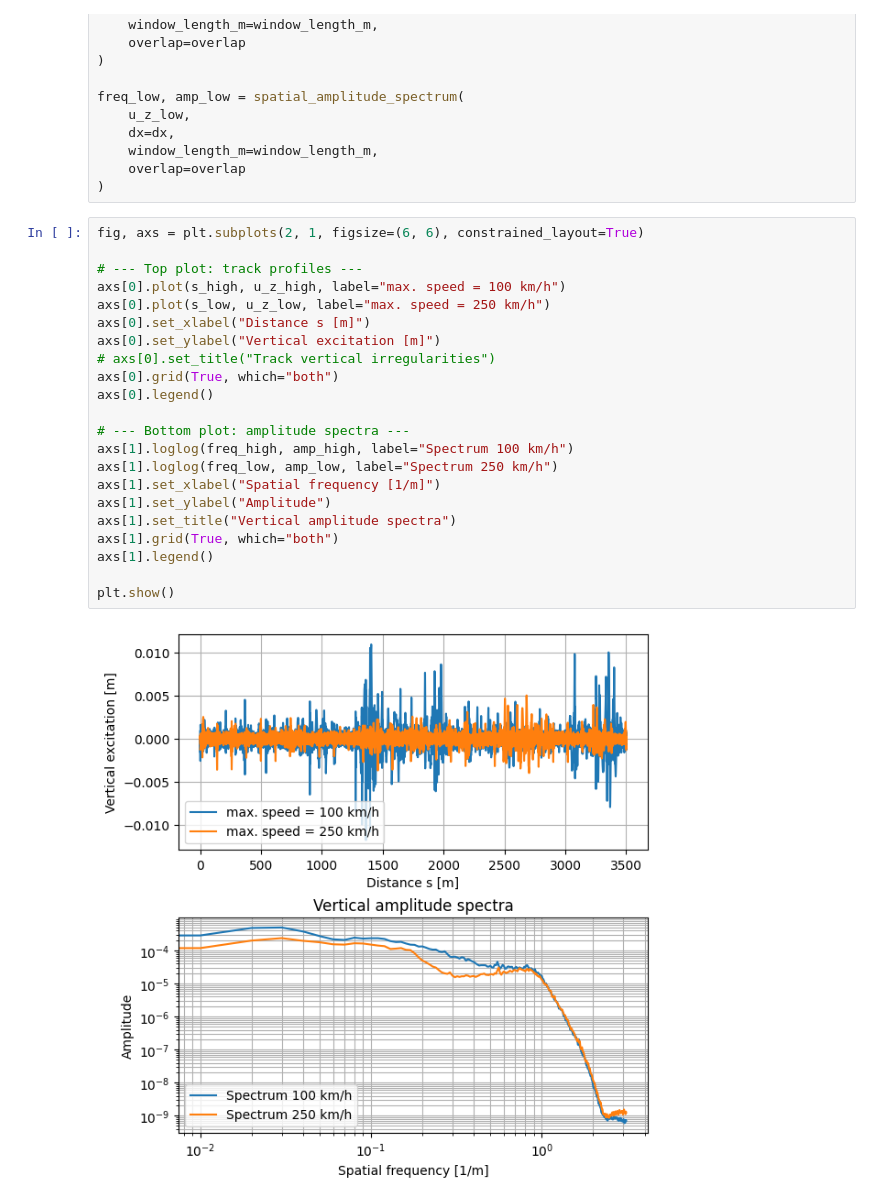
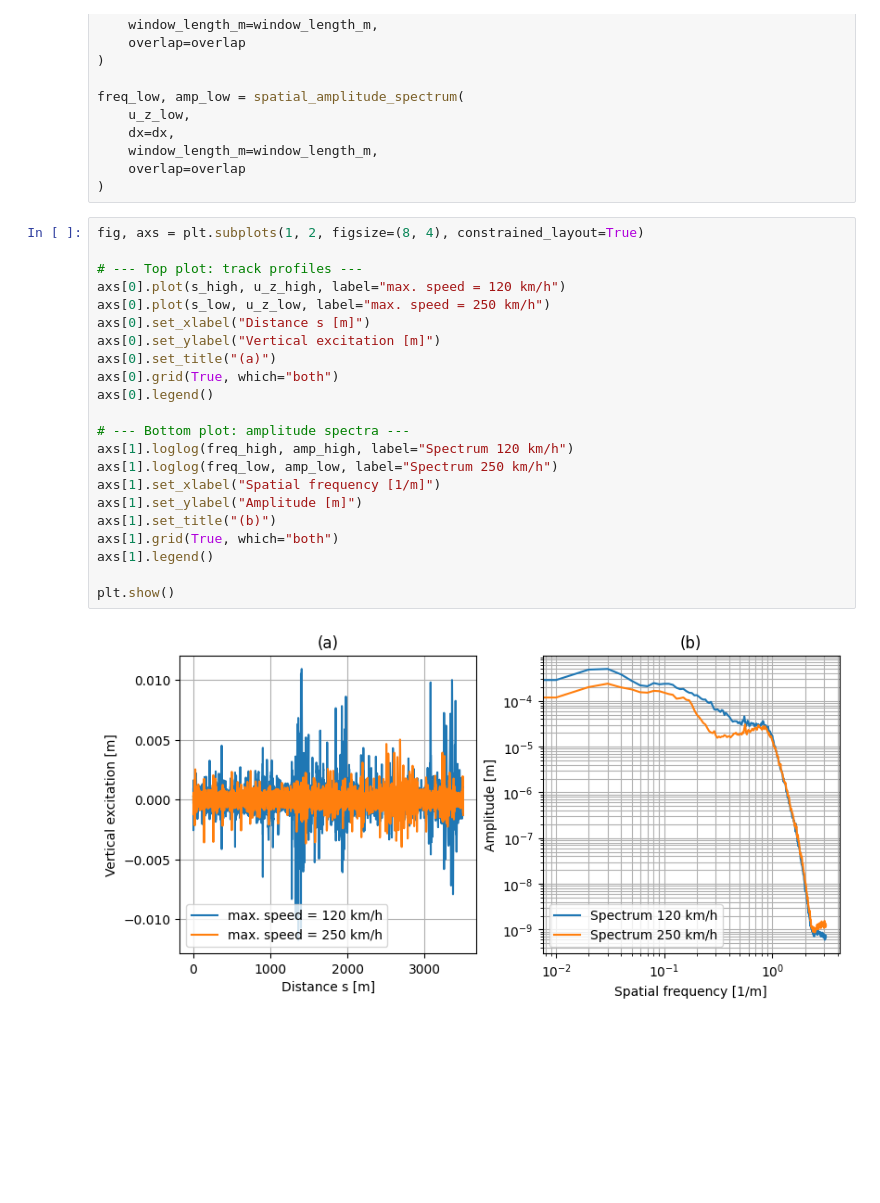
Before and after one commit to dprifer/KTH, a Jupyter notebook: Railways conf/TrackIrregAnalysis.ipynb, the cells around one changed output. Cells and saved outputs as stored; diff of their text form; blank space fills up the shorter version.

```diff
--- a/Railways conf/TrackIrregAnalysis.ipynb
+++ b/Railways conf/TrackIrregAnalysis.ipynb
@@ -91,26 +91,26 @@ freq_low, amp_low = spatial_amplitude_spectrum(
     overlap=overlap
 )
 # %%
-fig, axs = plt.subplots(2, 1, figsize=(6, 6), constrained_layout=True)
+fig, axs = plt.subplots(1, 2, figsize=(8, 4), constrained_layout=True)
 
 # --- Top plot: track profiles ---
-axs[0].plot(s_high, u_z_high, label="max. speed = 100 km/h")
+axs[0].plot(s_high, u_z_high, label="max. speed = 120 km/h")
 axs[0].plot(s_low, u_z_low, label="max. speed = 250 km/h")
 axs[0].set_xlabel("Distance s [m]")
 axs[0].set_ylabel("Vertical excitation [m]")
-# axs[0].set_title("Track vertical irregularities")
+axs[0].set_title("(a)")
 axs[0].grid(True, which="both")
 axs[0].legend()
 
 # --- Bottom plot: amplitude spectra ---
-axs[1].loglog(freq_high, amp_high, label="Spectrum 100 km/h")
+axs[1].loglog(freq_high, amp_high, label="Spectrum 120 km/h")
 axs[1].loglog(freq_low, amp_low, label="Spectrum 250 km/h")
 axs[1].set_xlabel("Spatial frequency [1/m]")
-axs[1].set_ylabel("Amplitude")
-axs[1].set_title("Vertical amplitude spectra")
+axs[1].set_ylabel("Amplitude [m]")
+axs[1].set_title("(b)")
 axs[1].grid(True, which="both")
 axs[1].legend()
 
 plt.show()
 # %% [output]
-[figure, old version]
+[figure, new version]
```
Also changed, not shown: parts of 1 cell of this notebook, 4 other files.
